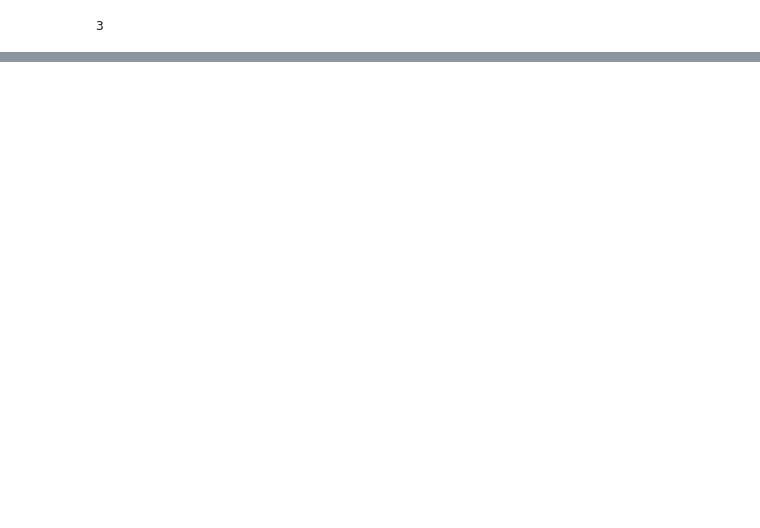
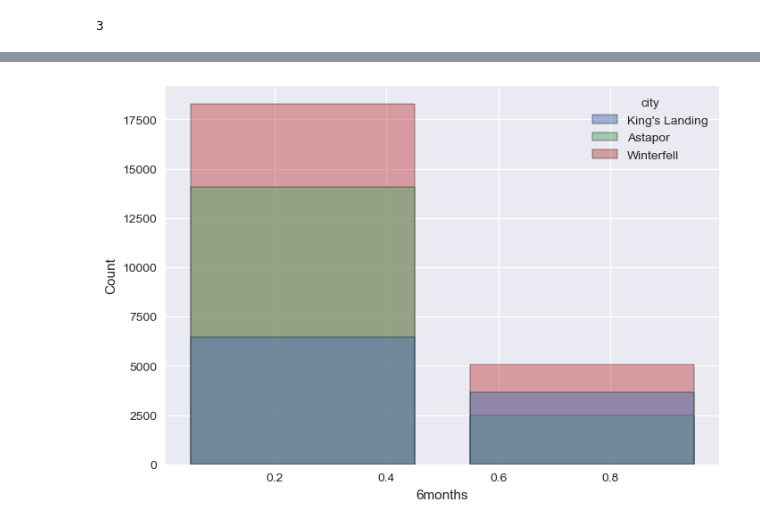
Before and after one commit to keb101/Image-Classification-Indian-Clothing, a Jupyter notebook: ultimate_challenge/Part_3.ipynb, the cells around one changed output, grey strips where cells are left out. Cells and saved outputs as stored; diff of their text form; code cells hidden in the pictures; blank space fills up the shorter version.

```diff
--- a/ultimate_challenge/Part_3.ipynb
+++ b/ultimate_challenge/Part_3.ipynb
@@ -130,0 +167,4 @@ sns.scatterplot(data=df, x='trips_in_first_30_days', y='months_retained')
+# %%
+_ = sns.histplot(data=df, x='6months', bins=2, hue='city', shrink=.8)
+# %% [output]
+[figure, added]
```
Also changed, not shown: parts of 41 cells of this notebook.
